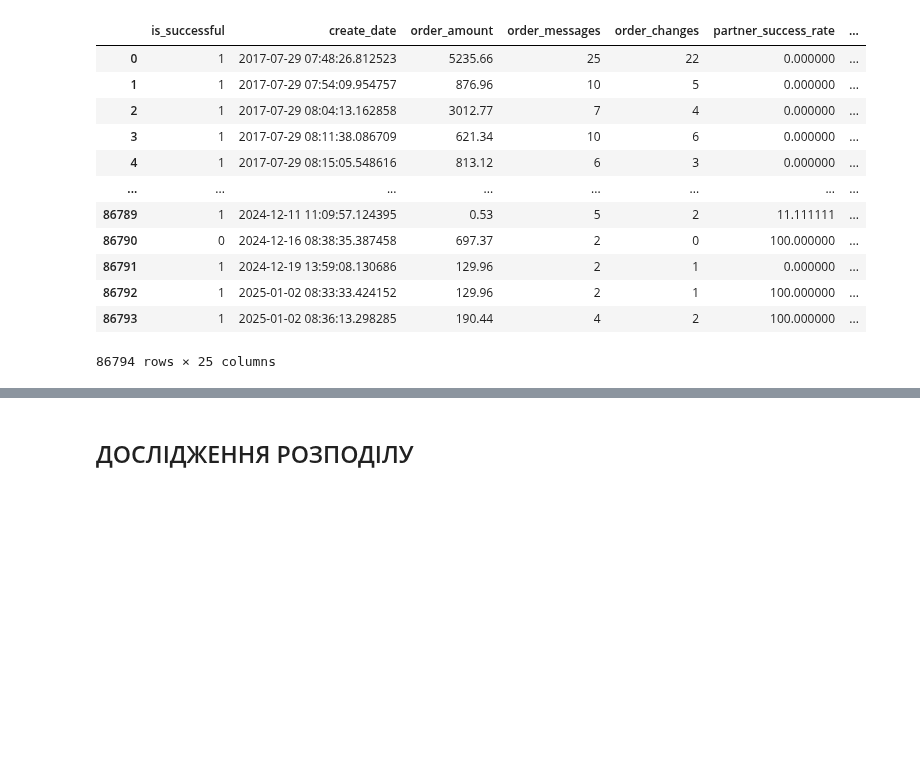
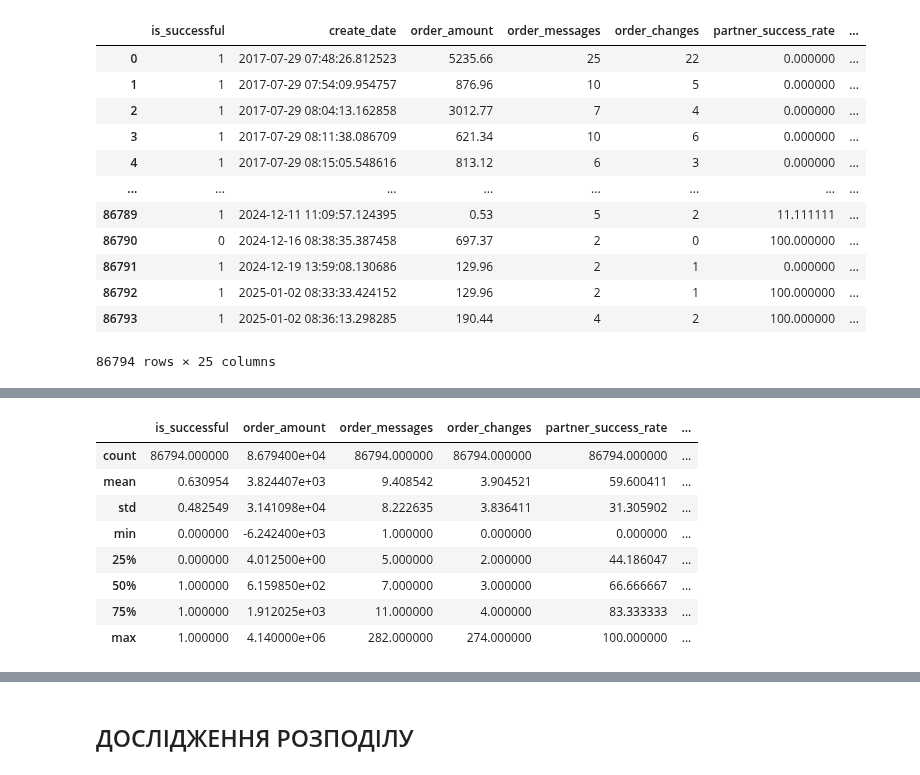
Before and after one commit to SerhiiMiroshnychenko/ScientificCalculations, a Jupyter notebook: PaperS/Paper1/DATA-PREPROCESSING.ipynb, the cells around one changed output, grey strips where cells are left out. Saved outputs shown, nothing was run; the diff lists cells and outputs as text; code cells hidden in the pictures; blank space fills up the shorter version.

```diff
--- a/PaperS/Paper1/DATA-PREPROCESSING.ipynb
+++ b/PaperS/Paper1/DATA-PREPROCESSING.ipynb
@@ -27,0 +78,12 @@ data
+# %%
+data.describe()
+# %% [output]
+|  | is_successful | order_amount | order_messages | order_changes | partner_success_rate | ... |
+| count | 86794.000000 | 8.679400e+04 | 86794.000000 | 86794.000000 | 86794.000000 | ... |
+| mean | 0.630954 | 3.824407e+03 | 9.408542 | 3.904521 | 59.600411 | ... |
+| std | 0.482549 | 3.141098e+04 | 8.222635 | 3.836411 | 31.305902 | ... |
+| min | 0.000000 | -6.242400e+03 | 1.000000 | 0.000000 | 0.000000 | ... |
+| 25% | 0.000000 | 4.012500e+00 | 5.000000 | 2.000000 | 44.186047 | ... |
+| 50% | 1.000000 | 6.159850e+02 | 7.000000 | 3.000000 | 66.666667 | ... |
+| 75% | 1.000000 | 1.912025e+03 | 11.000000 | 4.000000 | 83.333333 | ... |
+| max | 1.000000 | 4.140000e+06 | 282.000000 | 274.000000 | 100.000000 | ... |
```
Also changed, not shown: parts of 10 cells of this notebook.
